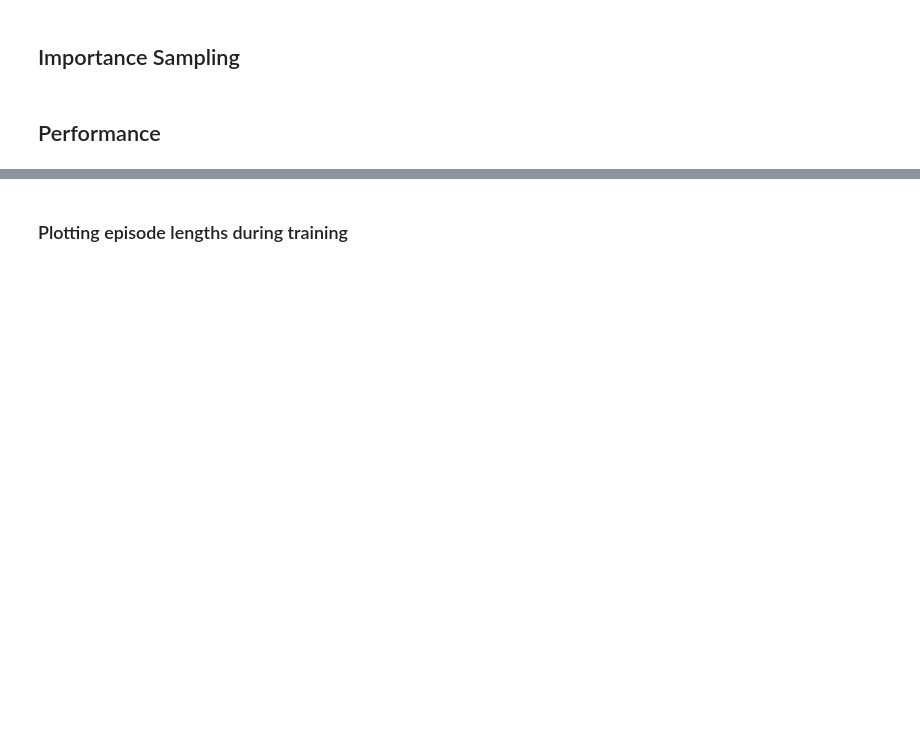
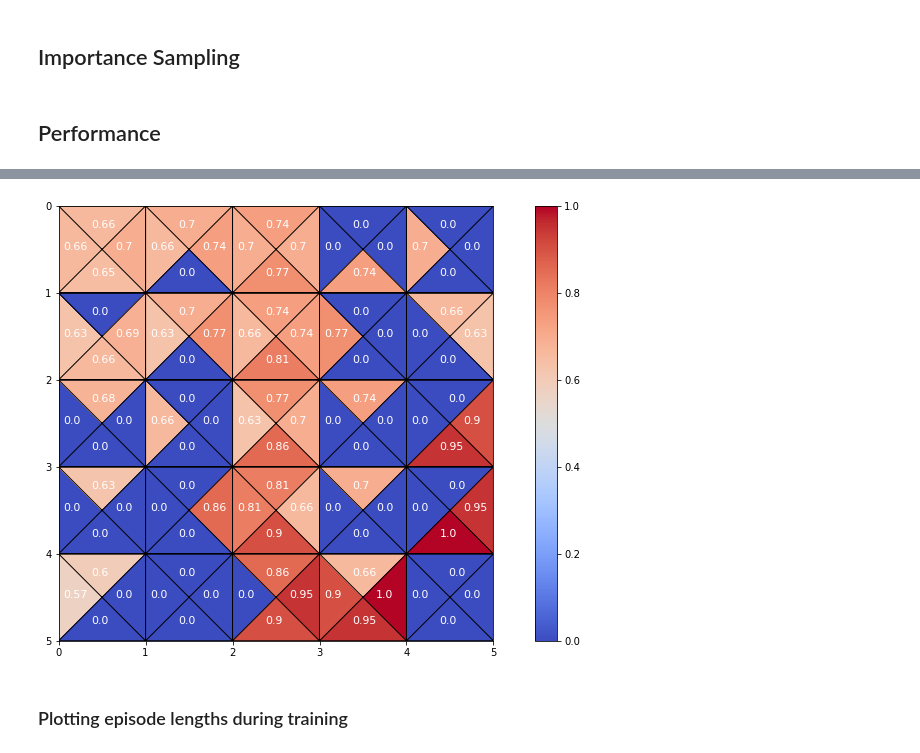
Before and after one commit to Tom-Lotze/RL_reproducibility, a Jupyter notebook: main_berend.ipynb, the cells around one changed output, grey strips where cells are left out. Drawn from its saved outputs; the diff is of its cells as text; code cells hidden in the pictures; blank space fills up the shorter version.

```diff
--- a/main_berend.ipynb
+++ b/main_berend.ipynb
@@ -329,3 +316,7 @@ env.reset()
+# %%
+plot_action_value(Q_mc_weighted)
+# %% [output]
+[figure, added]
 # %% [markdown]
 ### Plotting episode lengths during training
 # %%
```
Also changed, not shown: parts of 39 cells of this notebook.
